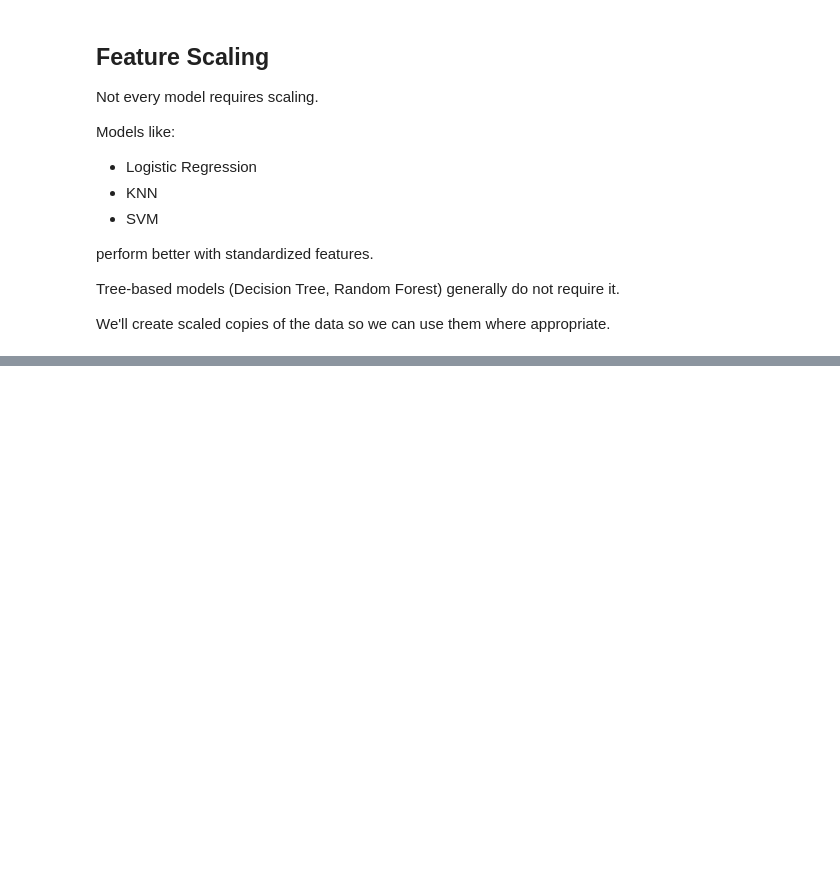
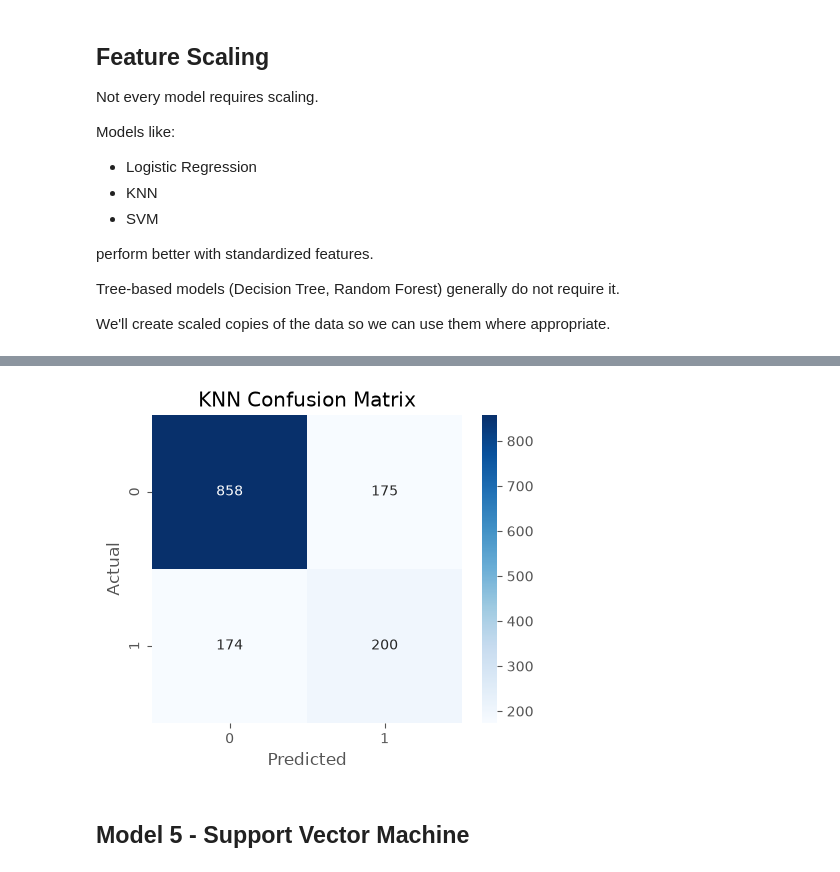
Before and after one commit to Sudeeppp-Mishra/Customer-Churn-Prediction, a Jupyter notebook: notebooks/customer_churn_prediction.ipynb, the cells around one changed output, grey strips where cells are left out. Saved outputs shown, nothing was run; the diff lists cells and outputs as text; code cells hidden in the pictures; blank space fills up the shorter version.

```diff
--- a/notebooks/customer_churn_prediction.ipynb
+++ b/notebooks/customer_churn_prediction.ipynb
@@ -1303,0 +1476,8 @@ X_test_scaled = scaler.transform(X_test)
+# %%
+knn = KNeighborsClassifier(
+    n_neighbors=5
+)
+
+knn.fit(X_train_scaled, y_train)
+
+y_pred_knn = knn.predict(X_test_scaled)
@@ -1303,0 +1495,22 @@ X_test_scaled = scaler.transform(X_test)
+# %%
+cm = confusion_matrix(y_test, y_pred_knn)
+
+plt.figure(figsize=(5,4))
+
+sns.heatmap(
+    cm,
+    annot=True,
+    fmt="d",
+    cmap="Blues"
+)
+
+plt.title("KNN Confusion Matrix")
+
+plt.xlabel("Predicted")
+plt.ylabel("Actual")
+
+plt.show()
+# %% [output]
+[figure, added]
+# %% [markdown]
+## Model 5 - Support Vector Machine
```
Also changed, not shown: parts of 45 cells of this notebook.
